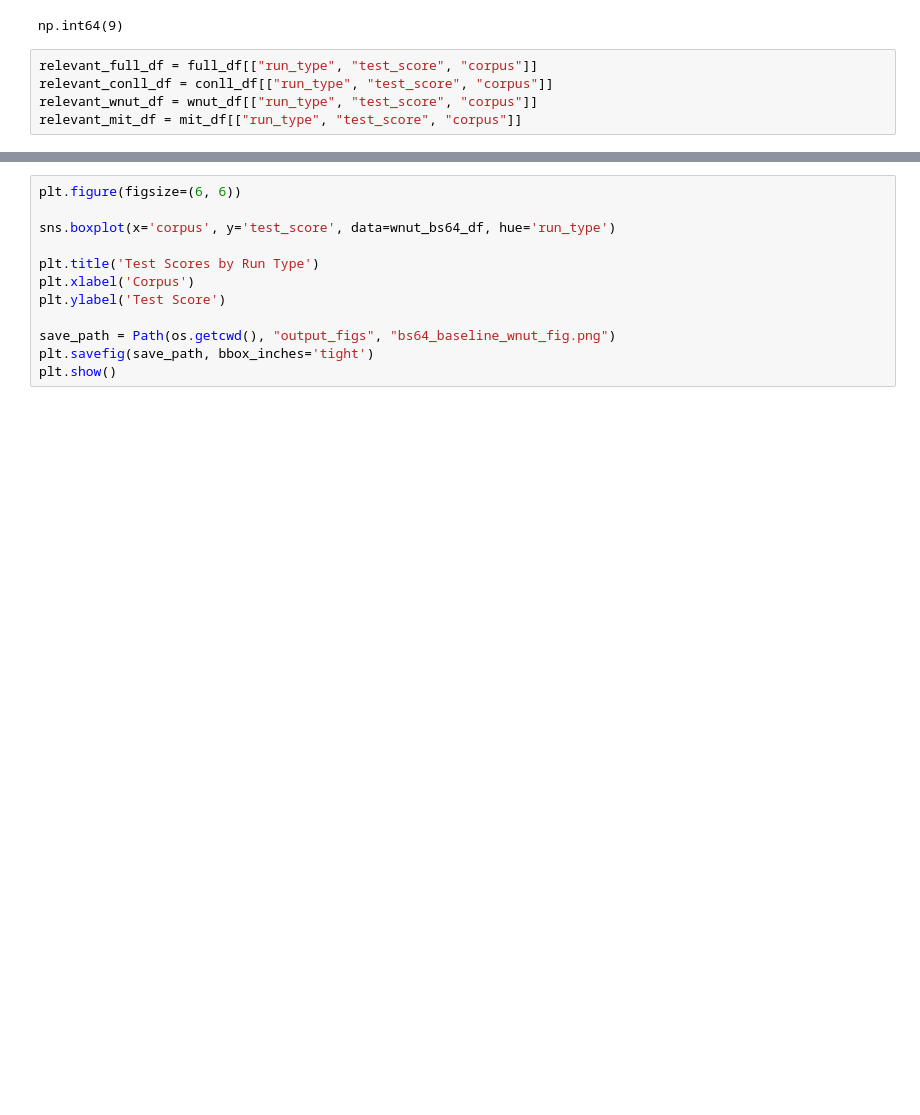
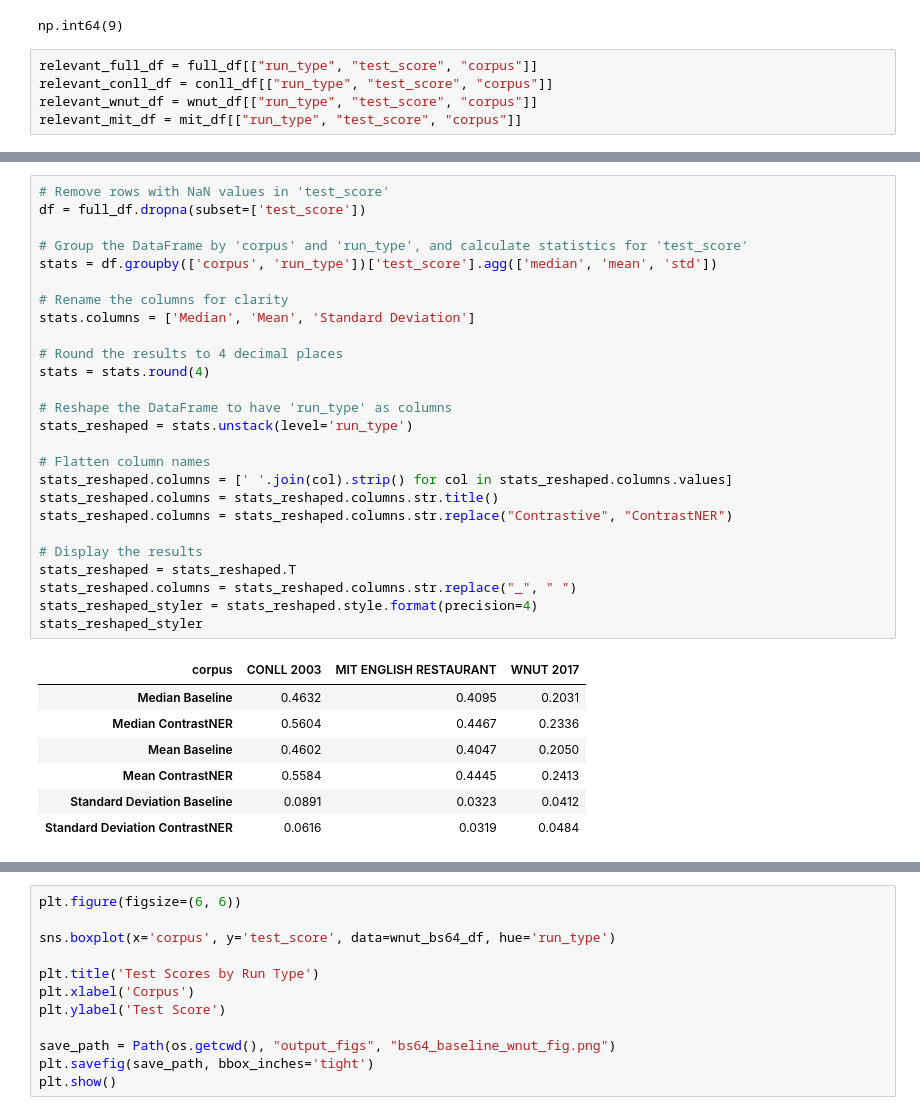
Before and after one commit to cezary17/contrastner, a Jupyter notebook: analysis/baseline_compare.ipynb, the cells around one changed output, grey strips where cells are left out. Saved outputs shown, nothing was run; the diff lists cells and outputs as text; blank space fills up the shorter version.

```diff
--- a/analysis/baseline_compare.ipynb
+++ b/analysis/baseline_compare.ipynb
@@ -112,3 +110,37 @@ stats_df
 | STD Contrastner | 0.061606 | 0.048445 | 0.031927 |
 | STD Baseline | 0.089139 | 0.041195 | 0.032329 |
 | Higher Test Score | ContrastNER | ContrastNER | ContrastNER |
+# %%
+# Remove rows with NaN values in 'test_score'
+df = full_df.dropna(subset=['test_score'])
+
+# Group the DataFrame by 'corpus' and 'run_type', and calculate statistics for 'test_score'
+stats = df.groupby(['corpus', 'run_type'])['test_score'].agg(['median', 'mean', 'std'])
+
+# Rename the columns for clarity
+stats.columns = ['Median', 'Mean', 'Standard Deviation']
+
+# Round the results to 4 decimal places
+stats = stats.round(4)
+
+# Reshape the DataFrame to have 'run_type' as columns
+stats_reshaped = stats.unstack(level='run_type')
+
+# Flatten column names
+stats_reshaped.columns = [' '.join(col).strip() for col in stats_reshaped.columns.values]
+stats_reshaped.columns = stats_reshaped.columns.str.title()
+stats_reshaped.columns = stats_reshaped.columns.str.replace("Contrastive", "ContrastNER")
+
+# Display the results
+stats_reshaped = stats_reshaped.T
+stats_reshaped.columns = stats_reshaped.columns.str.replace("_", " ")
+stats_reshaped_styler = stats_reshaped.style.format(precision=4)
+stats_reshaped_styler
+# %% [output]
+| corpus | CONLL 2003 | MIT ENGLISH RESTAURANT | WNUT 2017 |
+| Median Baseline | 0.4632 | 0.4095 | 0.2031 |
+| Median ContrastNER | 0.5604 | 0.4467 | 0.2336 |
+| Mean Baseline | 0.4602 | 0.4047 | 0.2050 |
+| Mean ContrastNER | 0.5584 | 0.4445 | 0.2413 |
+| Standard Deviation Baseline | 0.0891 | 0.0323 | 0.0412 |
+| Standard Deviation ContrastNER | 0.0616 | 0.0319 | 0.0484 |
```
Also changed, not shown: parts of 6 cells of this notebook, 18 other files.
